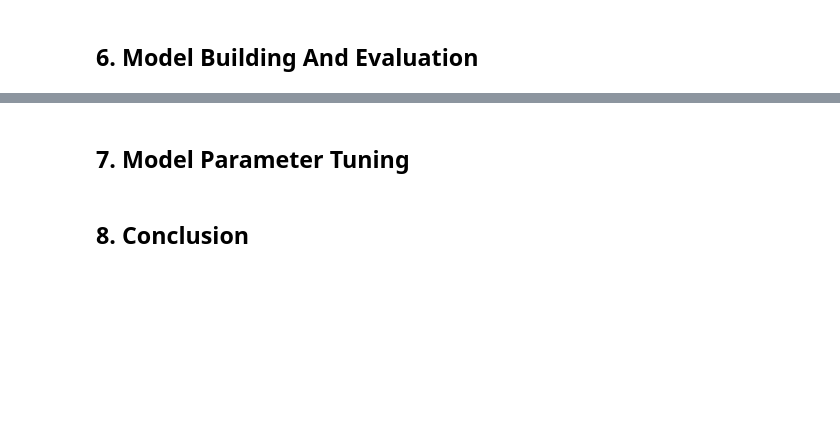
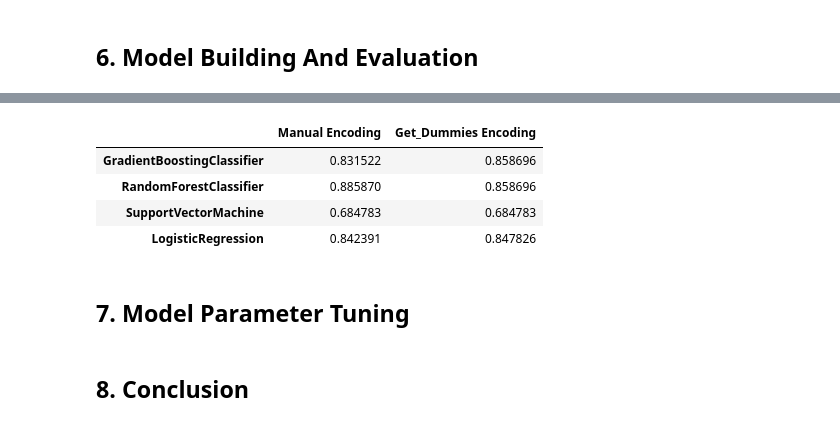
Before and after one commit to Nokulunga77/Heart-Failure-kaggle, a Jupyter notebook: Heart_Failure.ipynb, the cells around one changed output, grey strips where cells are left out. Drawn from its saved outputs; the diff is of its cells as text; code cells hidden in the pictures; blank space fills up the shorter version.

```diff
--- a/Heart_Failure.ipynb
+++ b/Heart_Failure.ipynb
@@ -275,0 +357,10 @@ fig.tight_layout()
+# %%
+from sklearn.ensemble import GradientBoostingClassifier
+from sklearn.metrics import f1_score
+
+# train model
+GBC = GradientBoostingClassifier(n_estimators = 200, learning_rate = 1.0, max_depth = 5)
+GBC.fit(X_train, y_train)
+
+GBC_d = GradientBoostingClassifier(n_estimators = 200, learning_rate = 1.0, max_depth = 5)
+GBC_d.fit(X_train_d, y_train_d)
@@ -275,0 +392,9 @@ fig.tight_layout()
+# %%
+from sklearn import svm
+
+# Train model
+SVM = svm.SVC()
+SVM.fit(X_train, y_train)
+
+SVM_d = svm.SVC()
+SVM_d.fit(X_train_d, y_train_d)
@@ -276,3 +407,33 @@ fig.tight_layout()
+# %%
+# Dictionary of results
+results_dict = {'Manual Encoding':
+                    {
+                        "GradientBoostingClassifier": f1_score(y_test, GBC.predict(X_test), average = 'micro'),
+                        "RandomForestClassifier": f1_score(y_test, rfc.predict(X_test), average= 'micro'),
+                        "SupportVectorMachine": f1_score(y_test, SVM.predict(X_test), average = 'micro'),
+                        "LogisticRegression": f1_score(y_test, clf.predict(X_test), average = 'micro')
+
+                    },
+                    'Get_Dummies Encoding':
+                    {
+                        "GradientBoostingClassifier": f1_score(y_test_d, GBC_d.predict(X_test_d), average = 'micro'),
+                        "RandomForestClassifier": f1_score(y_test_d, rfc_d.predict(X_test_d), average= 'micro'),
+                        "SupportVectorMachine": f1_score(y_test_d, SVM_d.predict(X_test_d), average = 'micro'),
+                        "LogisticRegression": f1_score(y_test_d, clf_d.predict(X_test_d), average = 'micro')
+
+                    }
+
+                }
+
+# Create dataframe from dictionary
+results = pd.DataFrame(results_dict)
+results.head()
+# %% [output]
+|  | Manual Encoding | Get_Dummies Encoding |
+| GradientBoostingClassifier | 0.831522 | 0.858696 |
+| RandomForestClassifier | 0.885870 | 0.858696 |
+| SupportVectorMachine | 0.684783 | 0.684783 |
+| LogisticRegression | 0.842391 | 0.847826 |
 # %% [markdown]
 <a id="evaluation"></a>
 ## 7. **Model Parameter Tuning**
```
Also changed, not shown: parts of 19 cells of this notebook.
